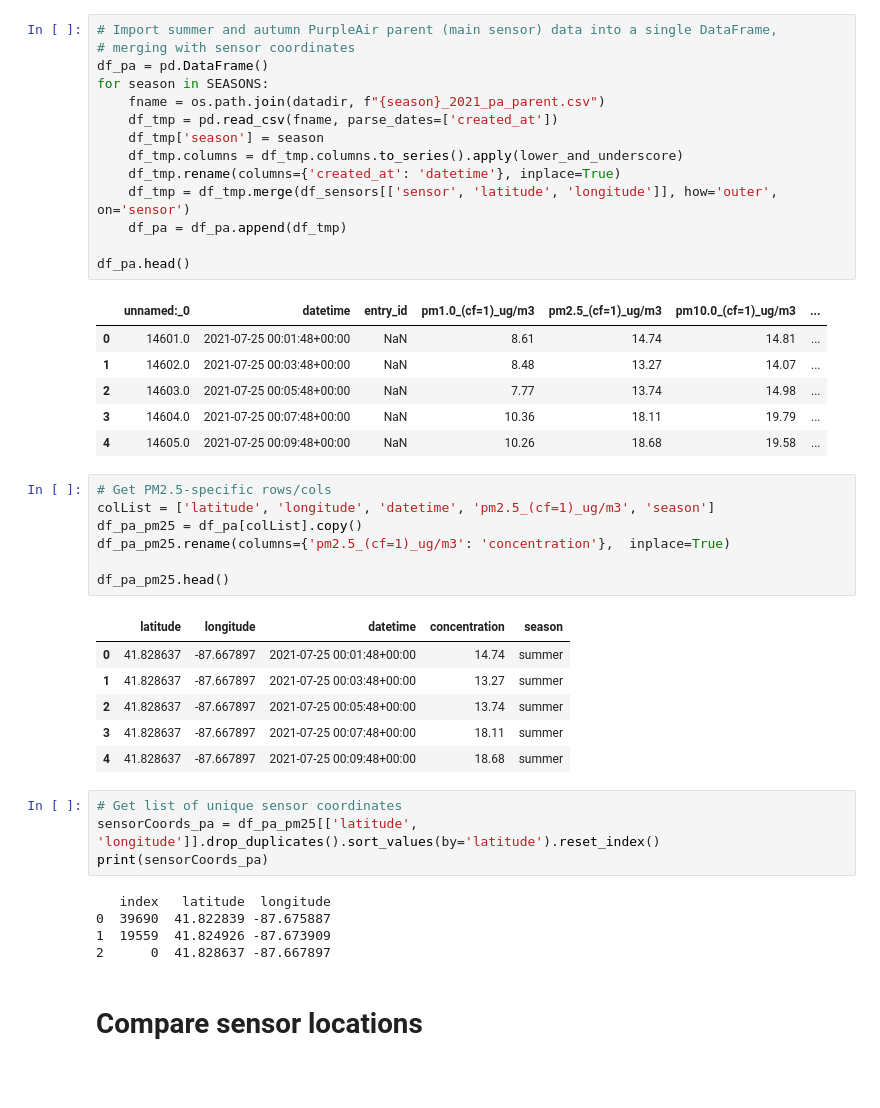
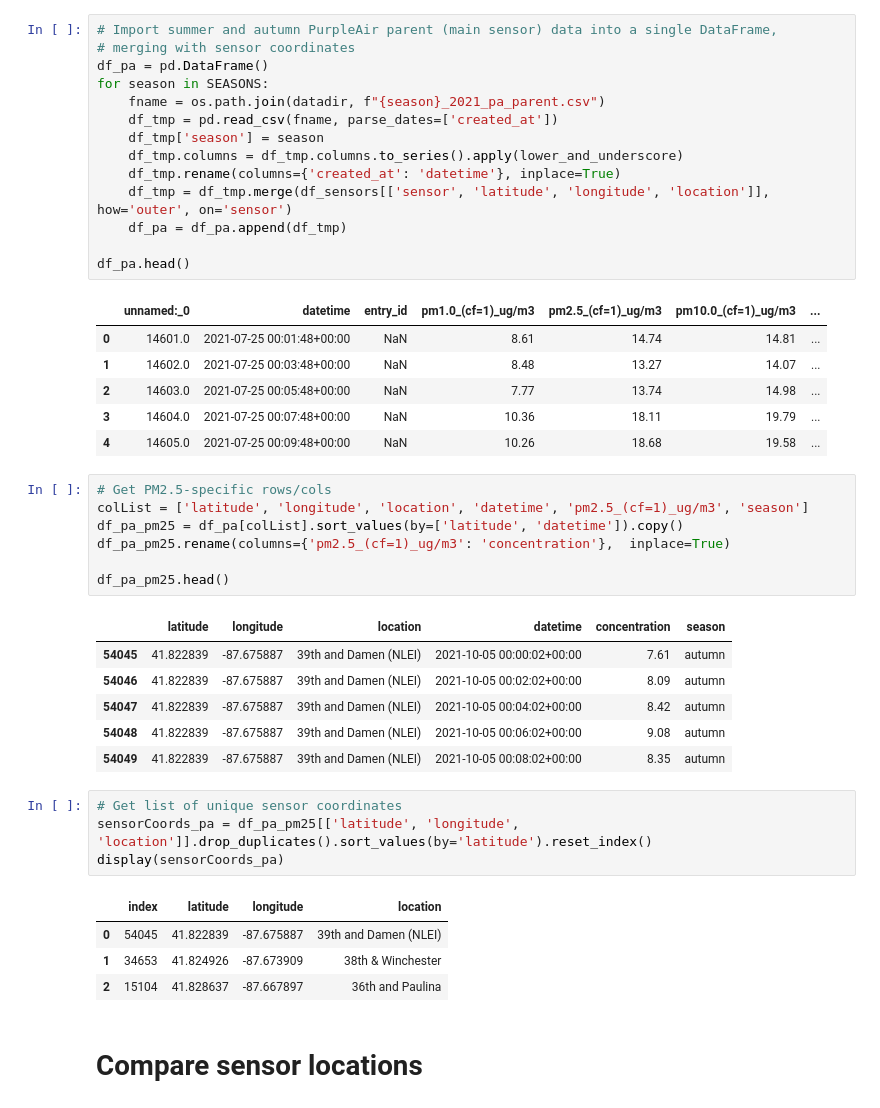
Before and after one commit to code-312/Air-Quality, a Jupyter notebook: notebooks/compare_airnow_and_purpleair.ipynb, the cells around one changed output. Saved outputs shown, nothing was run; the diff lists cells and outputs as text; blank space fills up the shorter version.

```diff
--- a/notebooks/compare_airnow_and_purpleair.ipynb
+++ b/notebooks/compare_airnow_and_purpleair.ipynb
@@ -111,7 +132,7 @@ for season in SEASONS:
     df_tmp['season'] = season
     df_tmp.columns = df_tmp.columns.to_series().apply(lower_and_underscore)
     df_tmp.rename(columns={'created_at': 'datetime'}, inplace=True)
-    df_tmp = df_tmp.merge(df_sensors[['sensor', 'latitude', 'longitude']], how='outer', on='sensor')
+    df_tmp = df_tmp.merge(df_sensors[['sensor', 'latitude', 'longitude', 'location']], how='outer', on='sensor')
     df_pa = df_pa.append(df_tmp)
 
 df_pa.head()
@@ -124,27 +145,27 @@ df_pa.head()
 | 4 | 14605.0 | 2021-07-25 00:09:48+00:00 | NaN | 10.26 | 18.68 | 19.58 | ... |
 # %%
 # Get PM2.5-specific rows/cols
-colList = ['latitude', 'longitude', 'datetime', 'pm2.5_(cf=1)_ug/m3', 'season']
-df_pa_pm25 = df_pa[colList].copy()
+colList = ['latitude', 'longitude', 'location', 'datetime', 'pm2.5_(cf=1)_ug/m3', 'season']
+df_pa_pm25 = df_pa[colList].sort_values(by=['latitude', 'datetime']).copy()
 df_pa_pm25.rename(columns={'pm2.5_(cf=1)_ug/m3': 'concentration'},  inplace=True)
 
 df_pa_pm25.head()
 # %% [output]
-|  | latitude | longitude | datetime | concentration | season |
-| 0 | 41.828637 | -87.667897 | 2021-07-25 00:01:48+00:00 | 14.74 | summer |
-| 1 | 41.828637 | -87.667897 | 2021-07-25 00:03:48+00:00 | 13.27 | summer |
-| 2 | 41.828637 | -87.667897 | 2021-07-25 00:05:48+00:00 | 13.74 | summer |
-| 3 | 41.828637 | -87.667897 | 2021-07-25 00:07:48+00:00 | 18.11 | summer |
-| 4 | 41.828637 | -87.667897 | 2021-07-25 00:09:48+00:00 | 18.68 | summer |
+|  | latitude | longitude | location | datetime | concentration | season |
+| 54045 | 41.822839 | -87.675887 | 39th and Damen (NLEI) | 2021-10-05 00:00:02+00:00 | 7.61 | autumn |
+| 54046 | 41.822839 | -87.675887 | 39th and Damen (NLEI) | 2021-10-05 00:02:02+00:00 | 8.09 | autumn |
+| 54047 | 41.822839 | -87.675887 | 39th and Damen (NLEI) | 2021-10-05 00:04:02+00:00 | 8.42 | autumn |
+| 54048 | 41.822839 | -87.675887 | 39th and Damen (NLEI) | 2021-10-05 00:06:02+00:00 | 9.08 | autumn |
+| 54049 | 41.822839 | -87.675887 | 39th and Damen (NLEI) | 2021-10-05 00:08:02+00:00 | 8.35 | autumn |
 # %%
 # Get list of unique sensor coordinates
-sensorCoords_pa = df_pa_pm25[['latitude', 'longitude']].drop_duplicates().sort_values(by='latitude').reset_index()
-print(sensorCoords_pa)
+sensorCoords_pa = df_pa_pm25[['latitude', 'longitude', 'location']].drop_duplicates().sort_values(by='latitude').reset_index()
+display(sensorCoords_pa)
 # %% [output]
-   index   latitude  longitude
-0  39690  41.822839 -87.675887
-1  19559  41.824926 -87.673909
-2      0  41.828637 -87.667897
+|  | index | latitude | longitude | location |
+| 0 | 54045 | 41.822839 | -87.675887 | 39th and Damen (NLEI) |
+| 1 | 34653 | 41.824926 | -87.673909 | 38th & Winchester |
+| 2 | 15104 | 41.828637 | -87.667897 | 36th and Paulina |
 # %% [markdown]
 # Compare sensor locations
 # %%
```
Also changed, not shown: parts of 12 cells of this notebook.
